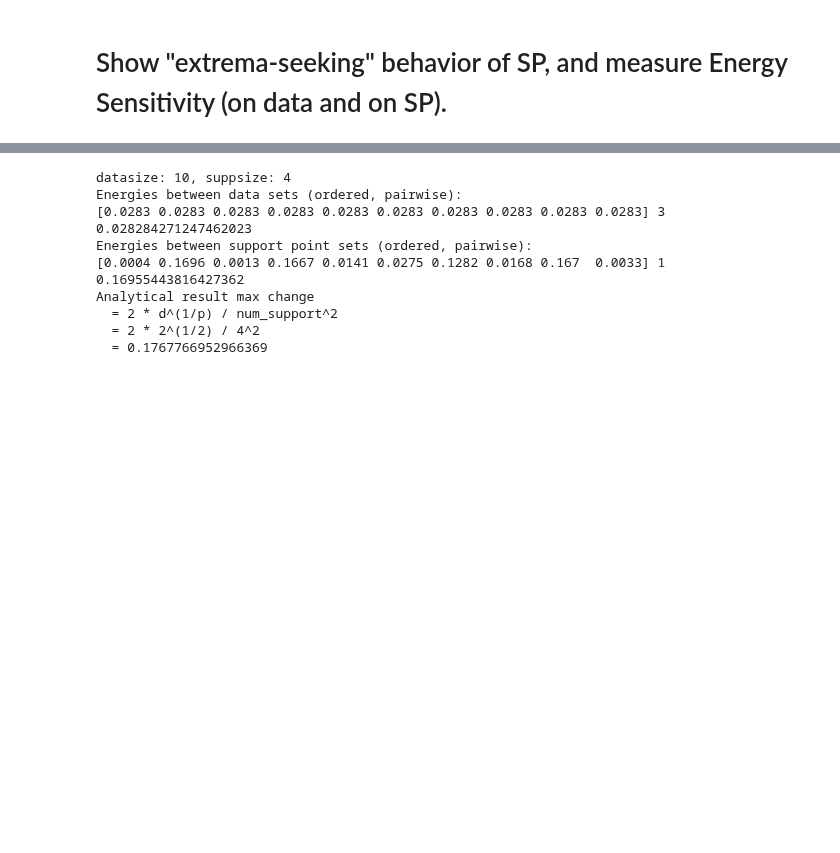
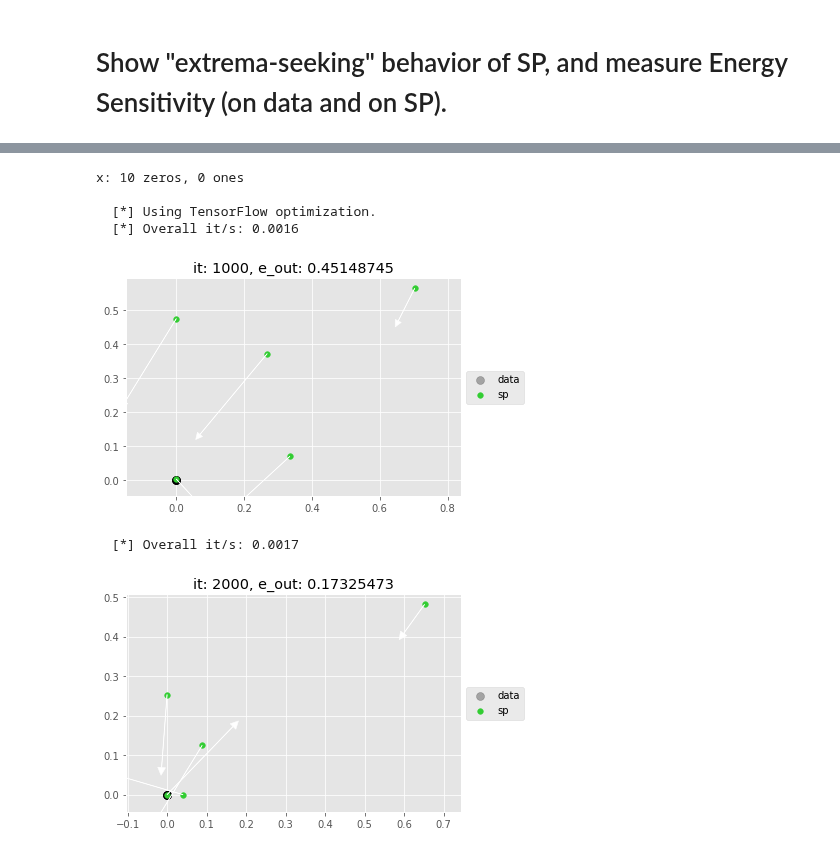
Before and after one commit to diesendruck/pv, a Jupyter notebook: mv_sp_privacy/src/mv_sp_privacy.ipynb, the cells around one changed output, grey strips where cells are left out. Saved outputs shown, nothing was run; the diff lists cells and outputs as text; code cells hidden in the pictures; blank space fills up the shorter version.

```diff
--- a/mv_sp_privacy/src/mv_sp_privacy.ipynb
+++ b/mv_sp_privacy/src/mv_sp_privacy.ipynb
@@ -37,7 +37,7 @@ from scipy.spatial.distance import pdist, squareform
 def get_support_points(x, num_support, max_iter=1000, lr=1e-2, is_tf=False):
     # Initialize generated particles for both sets (y and y_).
     d = x.shape[1]
-    offset = 0.01
+    offset = 0.1
 
     if Y_INIT_OPTION == 'grid':
         grid_size = int(np.sqrt(num_support))
@@ -613,20 +530,49 @@ y: 7 zeros, 3 ones
-# %%
-print('datasize: {}, suppsize: {}'.format(M, N))
-print('Energies between data sets (ordered, pairwise):')
-print(np.round(energies_data, 4), np.argmax(energies_data), energies_data[np.argmax(energies_data)])
-print('Energies between support point sets (ordered, pairwise):')
-print(np.round(energies_sp, 4), np.argmax(energies_sp), energies_sp[np.argmax(energies_sp)])
-
-print(('Analytical result max change \n  = 2 * d^(1/p) / num_support^2\n  = '
-       '2 * {}^(1/{}) / {}^2\n  = {}').format(DIM, ENERGY_POWER, N,
-                                              2 * DIM ** (1 / ENERGY_POWER) / N ** 2))
-# %% [output]
-datasize: 10, suppsize: 4
-Energies between data sets (ordered, pairwise):
-[0.0283 0.0283 0.0283 0.0283 0.0283 0.0283 0.0283 0.0283 0.0283 0.0283] 3 0.028284271247462023
-Energies between support point sets (ordered, pairwise):
-[0.0004 0.1696 0.0013 0.1667 0.0141 0.0275 0.1282 0.0168 0.167  0.0033] 1 0.16955443816427362
-Analytical result max change
-  = 2 * d^(1/p) / num_support^2
-  = 2 * 2^(1/2) / 4^2
-  = 0.1767766952966369
+# %%
+#main3()
+M = 10  # Data size.
+N = 5   # Support size.
+DIM = 2
+ENERGY_POWER = 2
+LR = 1e-3
+MAX_ITER = 40001
+SAVE_ITER = [1000, 2000, 20000, 40000]
+
+data_sets = []
+sp_sets = []
+energies_data = []
+energies_sp = []
+
+# Create all extreme configurations of points.
+for i in range(M):
+#for i in [4]:
+    n_one = i
+    n_zero = M - n_one
+    print('x: {} zeros, {} ones'.format(n_zero, n_one))
+
+    x = np.concatenate((np.zeros((n_zero, DIM)), np.ones((n_one, DIM))))
+    sp_x, _ = get_support_points(x, N, lr=LR, max_iter=MAX_ITER, is_tf=True)
+
+    data_sets.append(x)
+    sp_sets.append(sp_x)
+
+# Measure pairwise energy distances between support point sets.
+energies_between_sp_sets = []
+for i in range(1, len(sp_sets)):
+    e_adj_sps, _ = energy(sp_sets[i], sp_sets[i - 1], power=ENERGY_POWER)
+    energies_between_sp_sets.append(e_adj_sps)
+
+print('Energies between support point sets (ordered, pairwise):')
+print(np.round(energies_between_sp_sets, 4),
+      np.argmax(energies_between_sp_sets),
+      energies_between_sp_sets[np.argmax(energies_between_sp_sets)])
+print(('Analytical result max change \n  = 2 * d^(1/p) / num_support^2\n  = '
+       '2 * {}^(1/{}) / {}^2\n  = {}').format(DIM, ENERGY_POWER, N,
+                                              2 * DIM ** (1 / ENERGY_POWER) / N ** 2))
+# %% [output]
+x: 10 zeros, 0 ones
+
+  [*] Using TensorFlow optimization.
+  [*] Overall it/s: 0.0016
+[figure, added]
+  [*] Overall it/s: 0.0017
+[figure, added]
```
Also changed, not shown: parts of 3 cells of this notebook.
